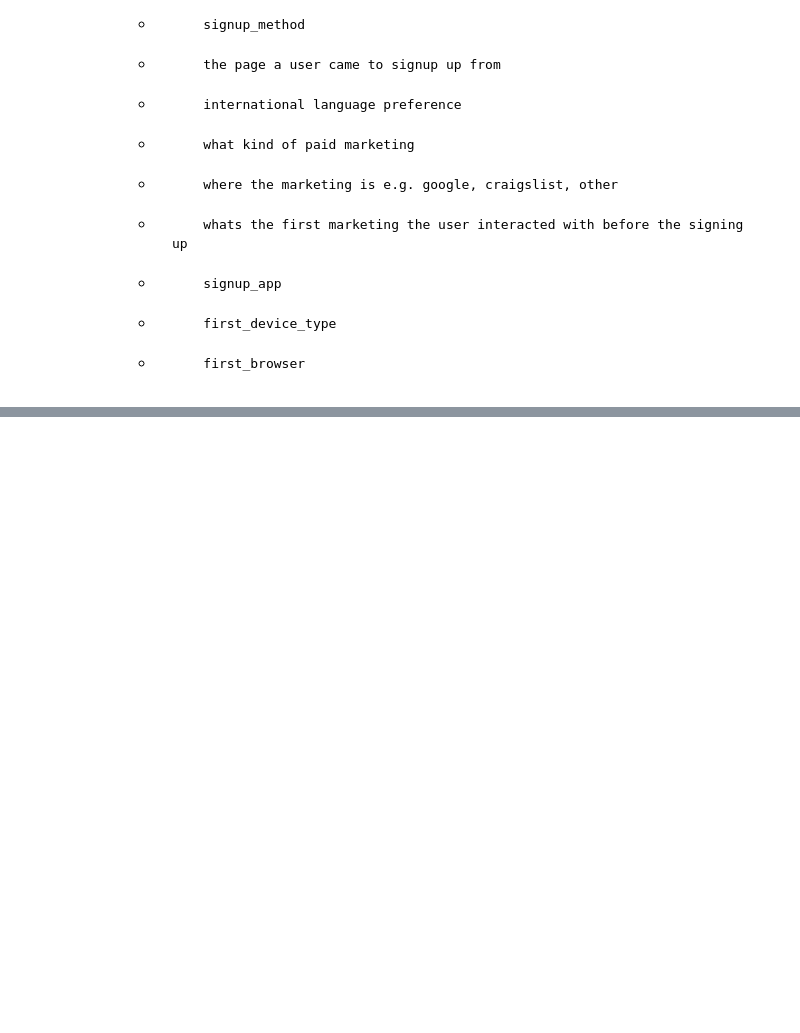
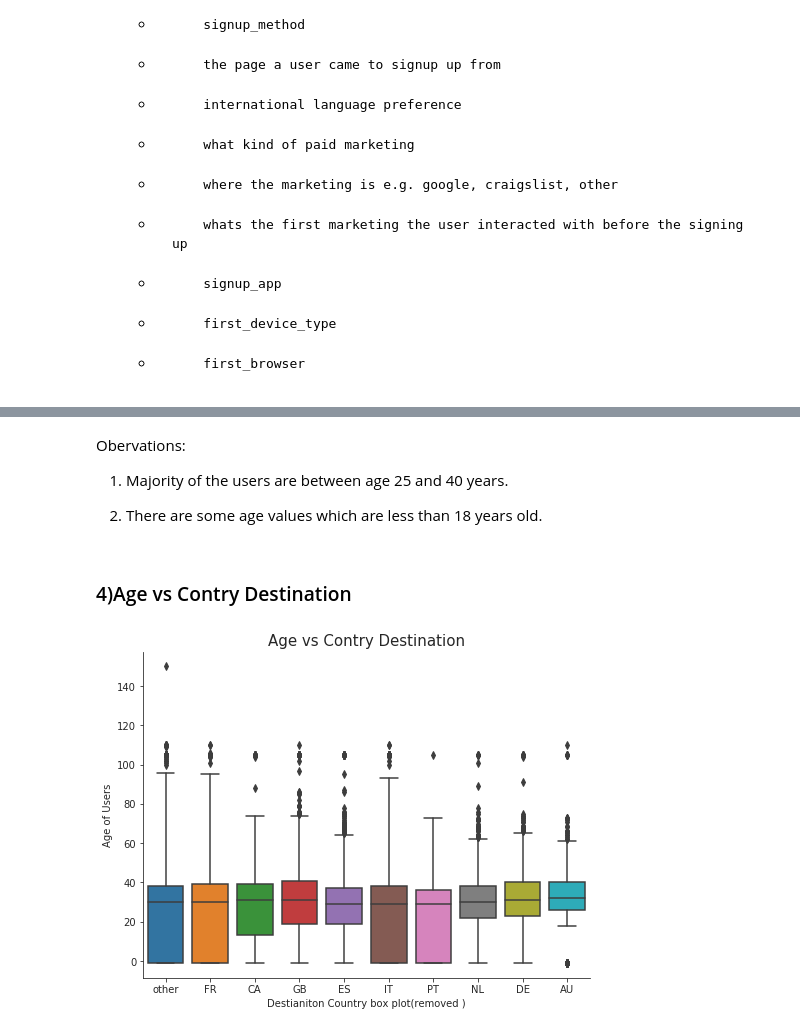
Before and after one commit to fwang312/Airbnb-User-Booking, a Jupyter notebook: New_User_Booking.ipynb, the cells around one changed output, grey strips where cells are left out. Cells and saved outputs as stored; diff of their text form; code cells hidden in the pictures; blank space fills up the shorter version.

```diff
--- a/New_User_Booking.ipynb
+++ b/New_User_Booking.ipynb
@@ -31,0 +231,23 @@
+# %% [markdown]
+Obervations:
+
+1. Majority of the users are between age 25 and 40 years.
+
+2. There are some age values which are less than 18 years old.
+# %% [markdown]
+### 4)Age vs Contry Destination
+# %%
+sns.set_style('ticks')
+fig, ax = plt.subplots()
+fig.set_size_inches(8,6)
+
+data_without_NDF = df[df['country_destination']!= 'US']
+data_without_NDF1 = data_without_NDF[data_without_NDF['country_destination'] != 'NDF']
+sns.boxplot(y = 'age', x= 'country_destination', data = data_without_NDF1)
+plt.xlabel('Destianiton Country box plot(removed )')
+plt.ylabel('Age of Users')
+plt.title('Age vs Contry Destination', size = 15)
+
+sns.despine()
+# %% [output]
+[figure, added]
```
Also changed, not shown: parts of 30 cells of this notebook.
